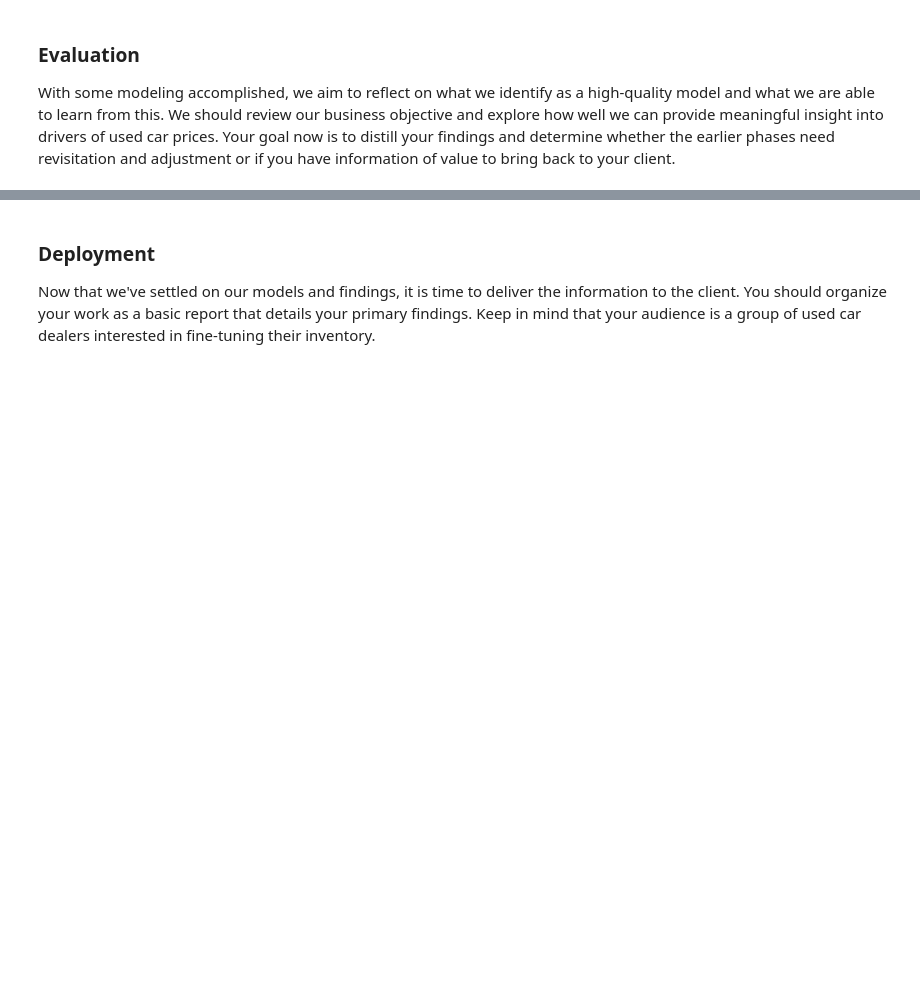
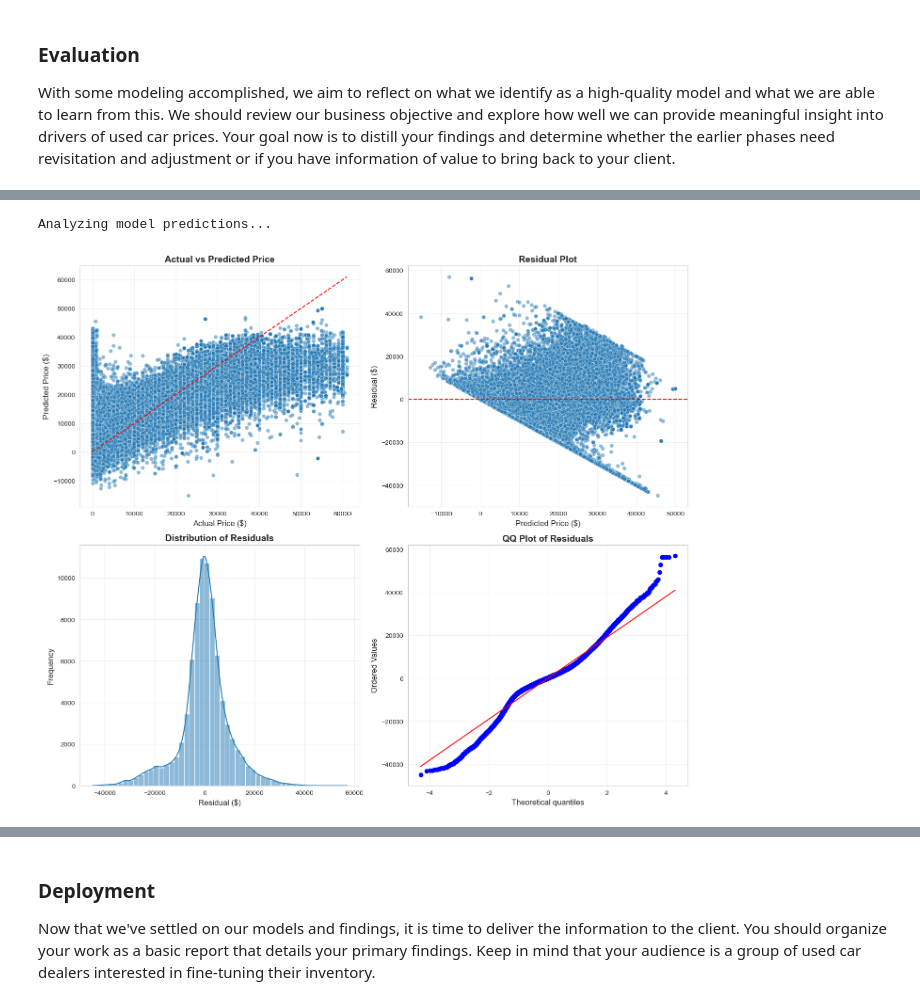
Before and after one commit to msshreyas/used-car-eval, a Jupyter notebook: prompt_II.ipynb, the cells around one changed output, grey strips where cells are left out. Saved outputs shown, nothing was run; the diff lists cells and outputs as text; code cells hidden in the pictures; blank space fills up the shorter version.

```diff
--- a/prompt_II.ipynb
+++ b/prompt_II.ipynb
@@ -989,0 +1309,55 @@ With some modeling accomplished, we aim to reflect on what we identify as a high
+# %%
+# --------------------  Model Prediction Analysis --------------------
+print("\nAnalyzing model predictions...")
+
+# Generate predictions
+y_pred = final_model.predict(X_test)
+
+# Create prediction analysis DataFrame
+prediction_df = pd.DataFrame({
+    'Actual': y_test,
+    'Predicted': y_pred,
+    'Residual': y_test - y_pred
+})
+
+# Scatter plot of actual vs predicted
+plt.figure(figsize=(14, 12))
+
+# Actual vs Predicted
+plt.subplot(2, 2, 1)
+sns.scatterplot(x='Actual', y='Predicted', data=prediction_df, alpha=0.5)
+plt.plot([prediction_df['Actual'].min(), prediction_df['Actual'].max()],
+         [prediction_df['Actual'].min(), prediction_df['Actual'].max()], 'r--')
+plt.title('Actual vs Predicted Price', fontweight='bold')
+plt.xlabel('Actual Price ($)')
+plt.ylabel('Predicted Price ($)')
+plt.grid(True, alpha=0.3)
+
+# Residual plot
+plt.subplot(2, 2, 2)
+sns.scatterplot(x='Predicted', y='Residual', data=prediction_df, alpha=0.5)
+plt.axhline(y=0, color='r', linestyle='--')
+plt.title('Residual Plot', fontweight='bold')
+plt.xlabel('Predicted Price ($)')
+plt.ylabel('Residual ($)')
+plt.grid(True, alpha=0.3)
+
+# Residual distribution
+plt.subplot(2, 2, 3)
+sns.histplot(prediction_df['Residual'], kde=True, bins=50)
+plt.title('Distribution of Residuals', fontweight='bold')
+plt.xlabel('Residual ($)')
+plt.ylabel('Frequency')
+plt.grid(True, alpha=0.3)
+
+# QQ plot for residuals
+plt.subplot(2, 2, 4)
+from scipy import stats
+stats.probplot(prediction_df['Residual'], dist="norm", plot=plt)
+plt.title('QQ Plot of Residuals', fontweight='bold')
+plt.grid(True, alpha=0.3)
+
+plt.tight_layout()
+# %% [output]
+Analyzing model predictions...
+[figure, added]
```
Also changed, not shown: parts of 21 cells of this notebook.
